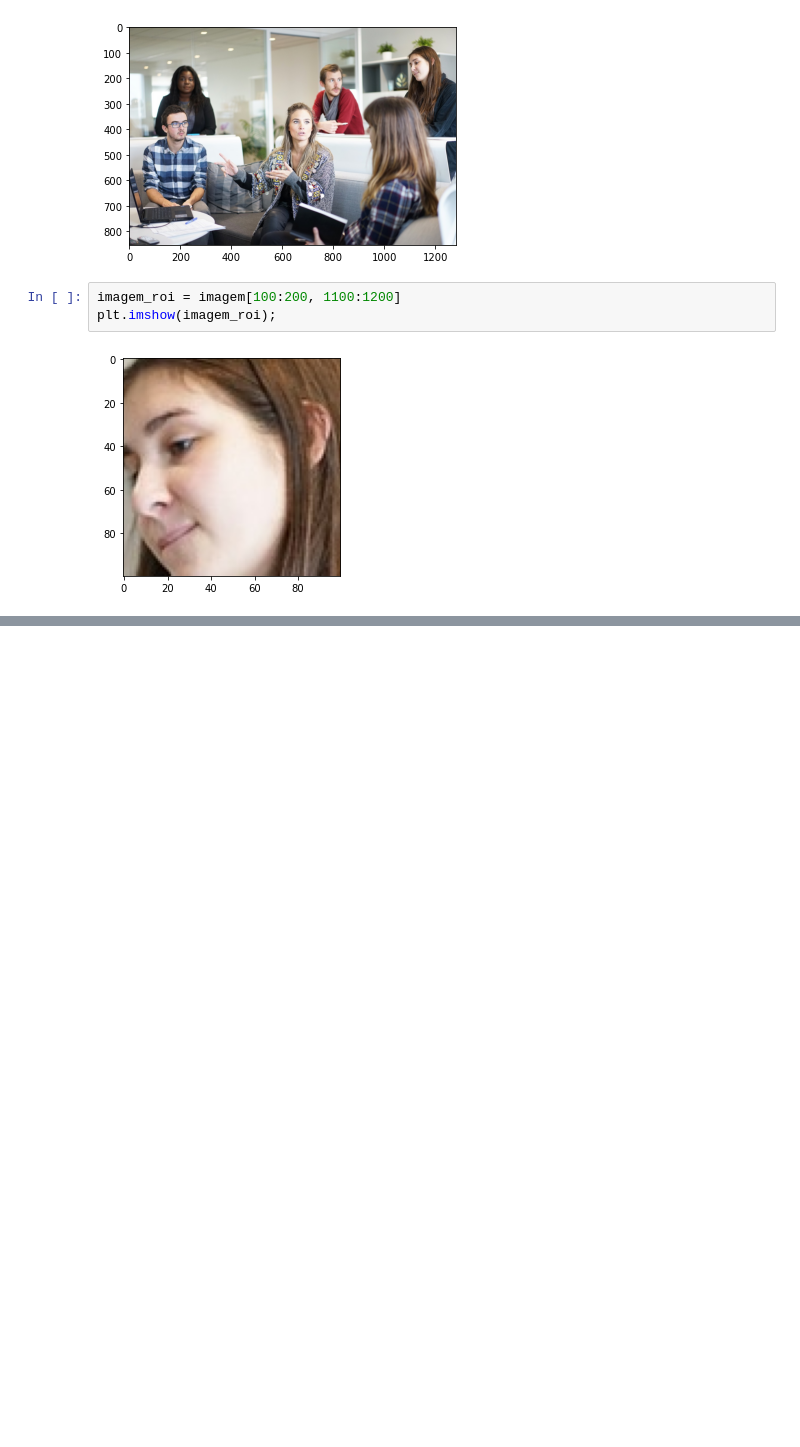
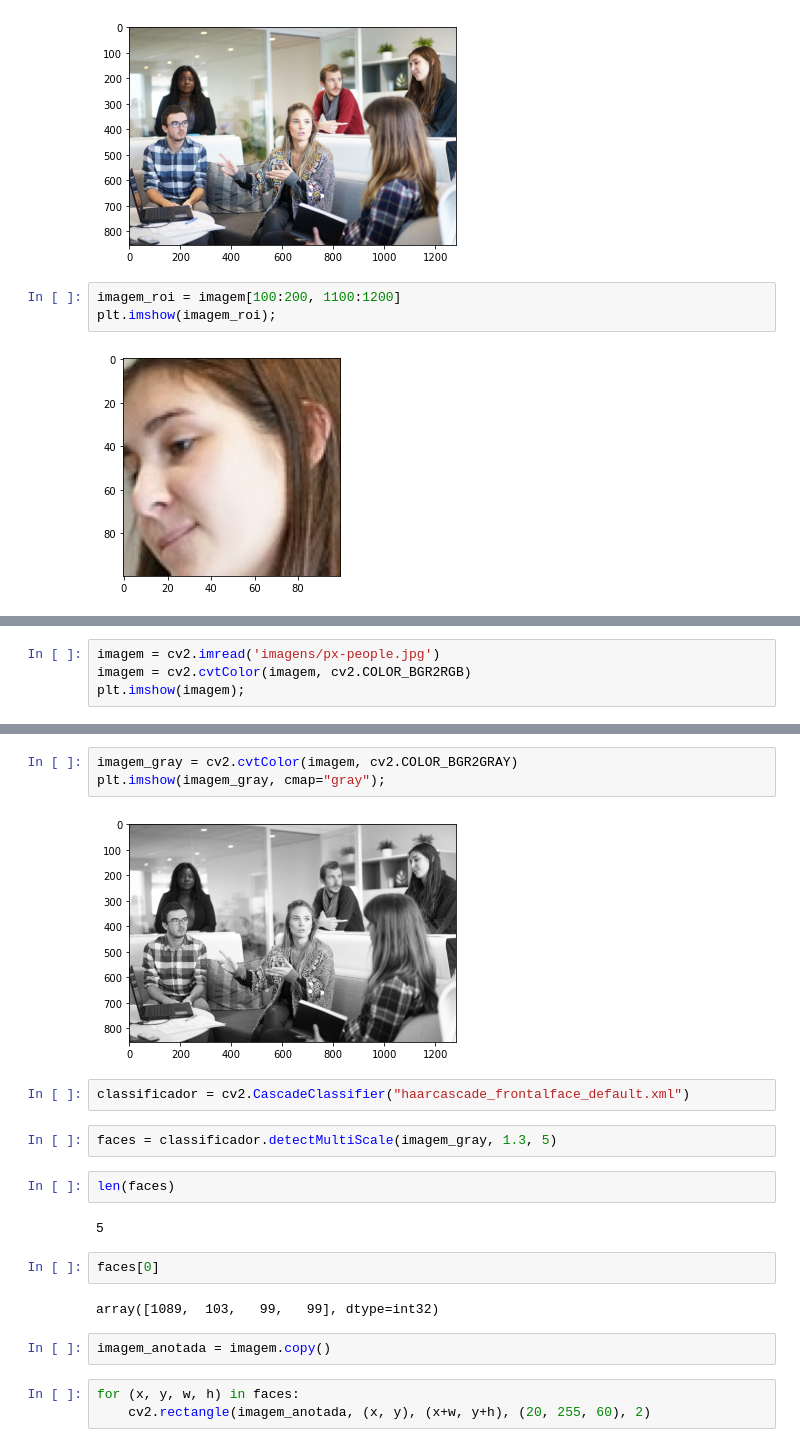
Before and after one commit to joaobizzo/face_classification, a Jupyter notebook: face_classification.ipynb, the cells around one changed output, grey strips where cells are left out. Saved outputs shown, nothing was run; the diff lists cells and outputs as text; blank space fills up the shorter version.

```diff
--- a/face_classification.ipynb
+++ b/face_classification.ipynb
@@ -33,0 +39,4 @@ plt.imshow(imagem_roi);
+# %%
+imagem = cv2.imread('imagens/px-people.jpg')
+imagem = cv2.cvtColor(imagem, cv2.COLOR_BGR2RGB)
+plt.imshow(imagem);
@@ -33,0 +45,22 @@ plt.imshow(imagem_roi);
+# %%
+imagem_gray = cv2.cvtColor(imagem, cv2.COLOR_BGR2GRAY)
+plt.imshow(imagem_gray, cmap="gray");
+# %% [output]
+[figure, added]
+# %%
+classificador = cv2.CascadeClassifier("haarcascade_frontalface_default.xml")
+# %%
+faces = classificador.detectMultiScale(imagem_gray, 1.3, 5)
+# %%
+len(faces)
+# %% [output]
+5
+# %%
+faces[0]
+# %% [output]
+array([1089,  103,   99,   99], dtype=int32)
+# %%
+imagem_anotada = imagem.copy()
+# %%
+for (x, y, w, h) in faces:
+    cv2.rectangle(imagem_anotada, (x, y), (x+w, y+h), (20, 255, 60), 2)
```
Also changed, not shown: parts of 5 cells of this notebook.
